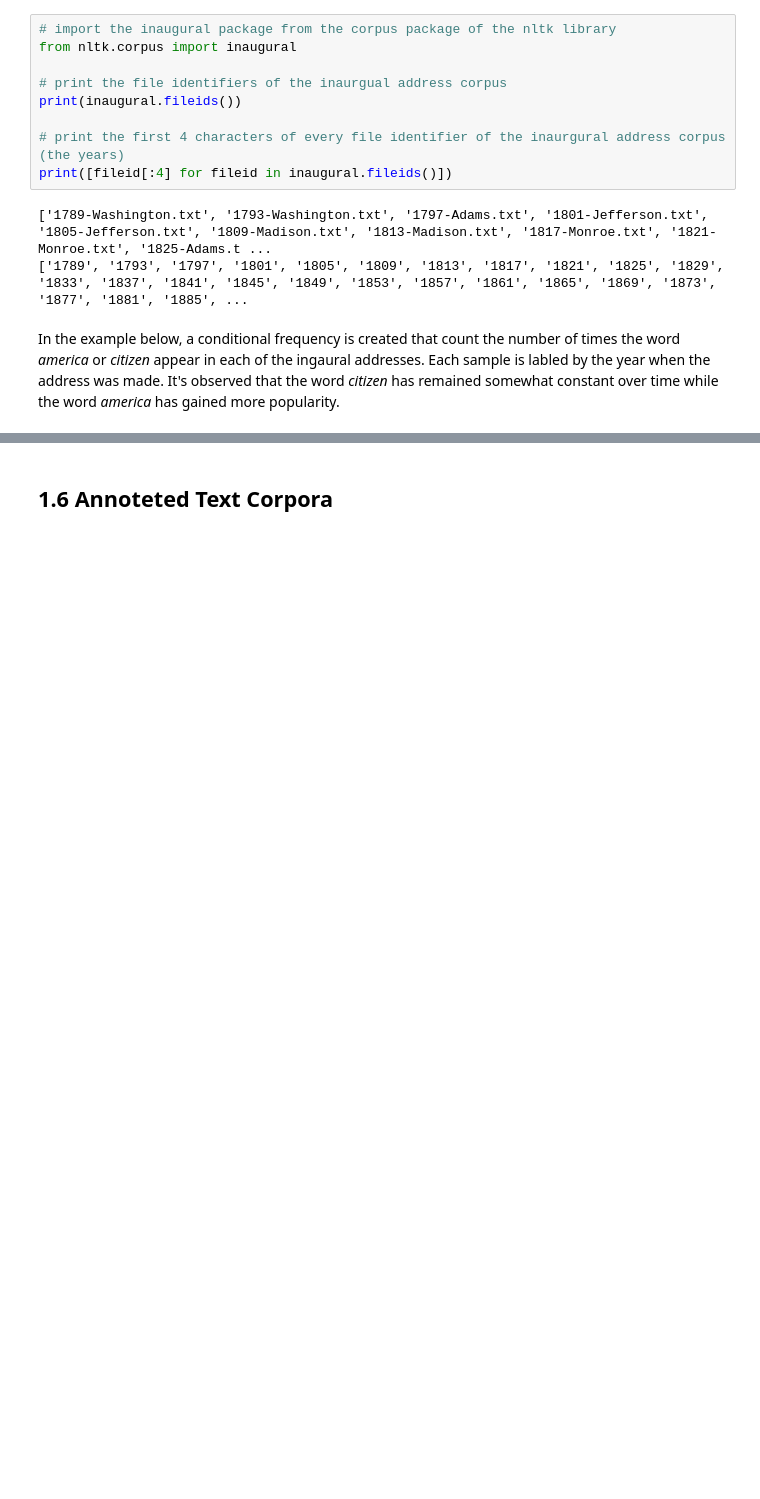
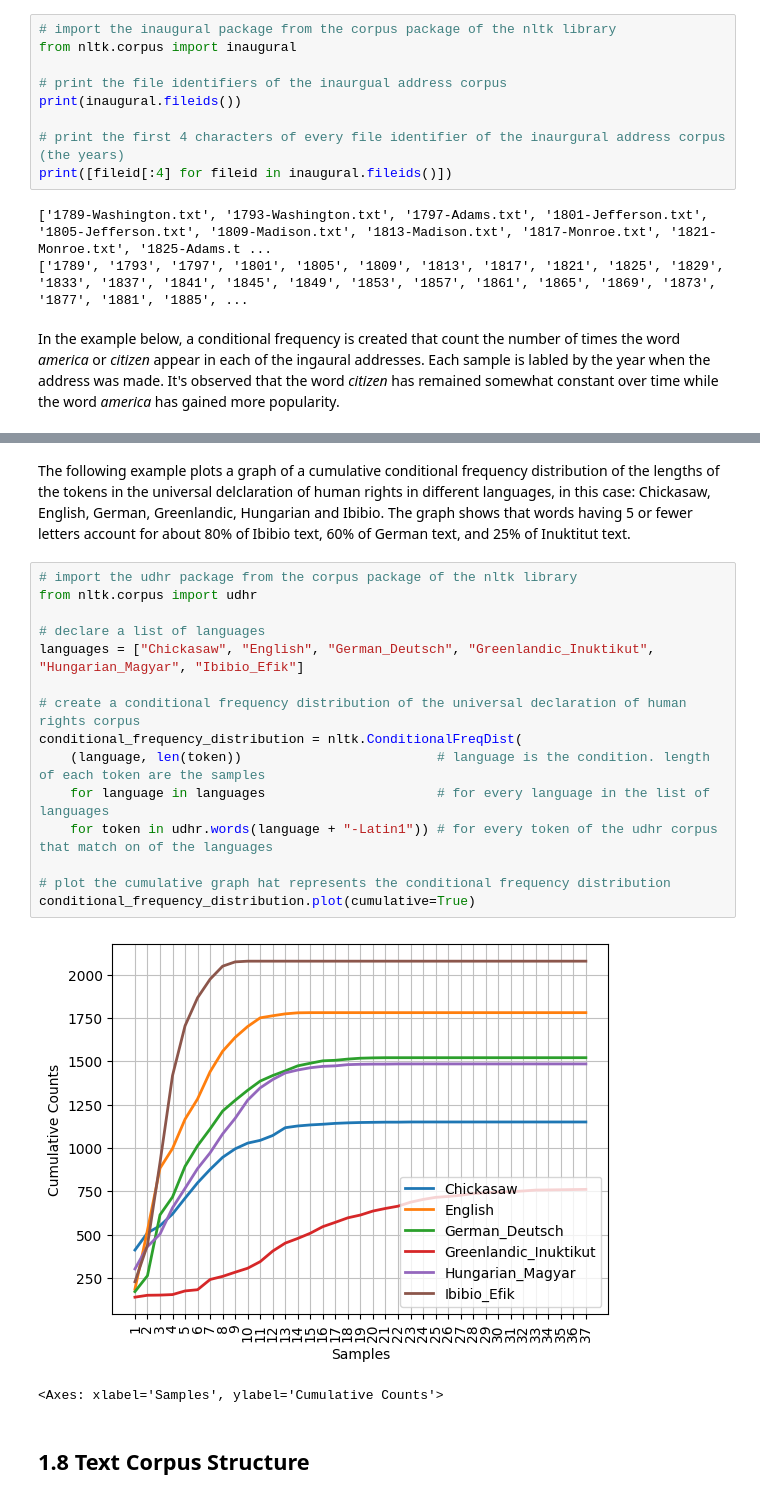
Before and after one commit to AlanElMago/nltk-tut-book, a Jupyter notebook: ch02/ch02.ipynb, the cells around one changed output, grey strips where cells are left out. Drawn from its saved outputs; the diff is of its cells as text; blank space fills up the shorter version.

```diff
--- a/ch02/ch02.ipynb
+++ b/ch02/ch02.ipynb
@@ -310,2 +333,22 @@ cfd.plot() # plot the graph that represents the conditional frequency distributi
+# %% [markdown]
+The following example plots a graph of a cumulative conditional frequency distribution of the lengths of the tokens in the universal delclaration of human rights in different languages, in this case: Chickasaw, English, German, Greenlandic, Hungarian and Ibibio. The graph shows that words having 5 or fewer letters account for about 80% of Ibibio text, 60% of German text, and 25% of Inuktitut text.
+# %%
+# import the udhr package from the corpus package of the nltk library
+from nltk.corpus import udhr
+
+# declare a list of languages
+languages = ["Chickasaw", "English", "German_Deutsch", "Greenlandic_Inuktikut", "Hungarian_Magyar", "Ibibio_Efik"]
+
+# create a conditional frequency distribution of the universal declaration of human rights corpus
+conditional_frequency_distribution = nltk.ConditionalFreqDist(
+    (language, len(token))                         # language is the condition. length of each token are the samples
+    for language in languages                      # for every language in the list of languages
+    for token in udhr.words(language + "-Latin1")) # for every token of the udhr corpus that match on of the languages
+
+# plot the cumulative graph hat represents the conditional frequency distribution
+conditional_frequency_distribution.plot(cumulative=True)
+# %% [output]
+[figure, added]
+<Axes: xlabel='Samples', ylabel='Cumulative Counts'>
 # %% [markdown]
-## 1.6 Annoteted Text Corpora
+## 1.8 Text Corpus Structure
```
Also changed, not shown: parts of 14 cells of this notebook, 1 other file.
